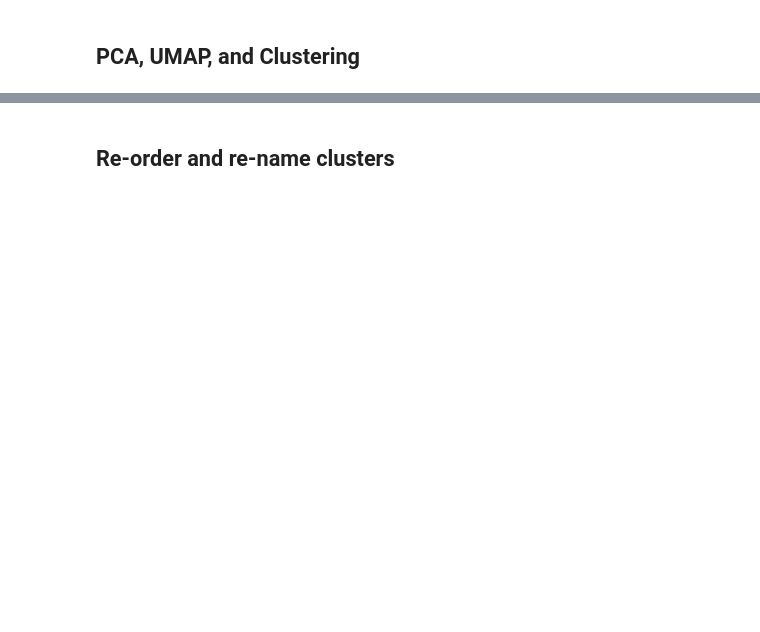
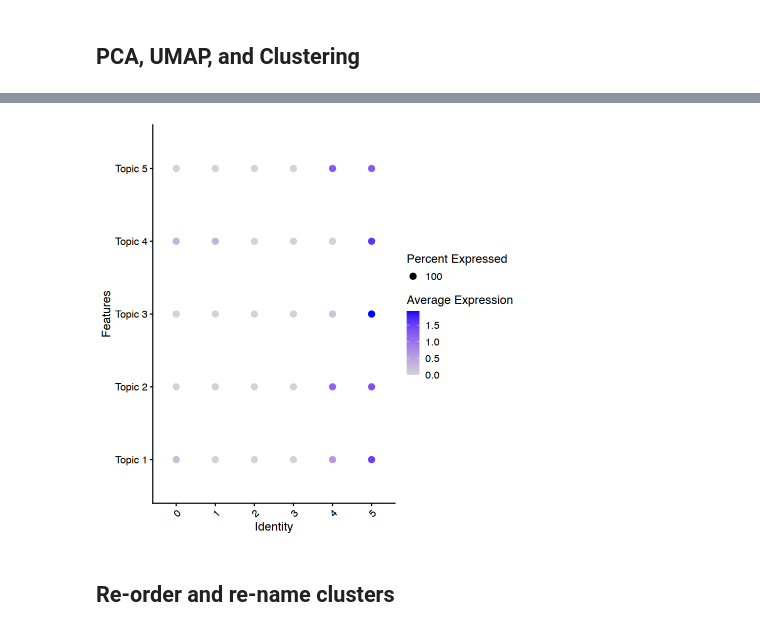
Before and after one commit to Perik-Zavodskii/Visium-Deconvolution-based-clustering, a Jupyter notebook: Visium Deconvolution-based Clustering.ipynb, the cells around one changed output, grey strips where cells are left out. Cells and saved outputs as stored; diff of their text form; code cells hidden in the pictures; blank space fills up the shorter version.

```diff
--- a/Visium Deconvolution-based Clustering.ipynb
+++ b/Visium Deconvolution-based Clustering.ipynb
@@ -422,39 +826,43 @@ ggsave(
 # %%
 features = c('Topic 1','Topic 2',
                         'Topic 3','Topic 4',
-                        'Topic 5','Topic 6',
-                        'Topic 7','Topic 8',
-                        'Macrophages',
+                        'Topic 5'
+             # ,'Topic 6',
+             #            'Topic 7','Topic 8',
+                        # 'Macrophages',
                         # 'Neutrophils',
-                        'B-cells',
-                        'CD4-T-cells','T-reg',
-                        'CD8-T-cells','NK-cells',
-                        'Cytotoxic-cells',
-                        'Classic-Monocytes',
+                        # 'B-cells',
+                        # 'CD4-T-cells','T-reg',
+                        # 'CD8-T-cells','NK-cells',
+                        # 'Cytotoxic-cells',
+                        # 'Classic-Monocytes',
                         # 'Non_Classic_Monocytes',
-                        'DCs')
+                        # 'Erythroid Cells'
+                        )
 
 DotPlot(Visium,
          col.min = 0,
         features = features) + RotatedAxis() + coord_flip()
 # + scale_colour_viridis()
 
 # Save the last plot as a pdf
 
 ggsave(
   "AUC Dot.pdf",
   plot = last_plot(),
   device = "pdf",
 #   path = NULL,
 #   scale = 1,
 #   1 plot == 10 cm in each dimention
   width = 30 ,
   height = 17,
   units = "cm",
   dpi = 10000,
   limitsize = TRUE,
 #   bg = NULL,
 )
+# %% [output]
+[figure, added]
 # %% [markdown]
 ## Re-order and re-name clusters
 # %%
```
Also changed, not shown: parts of 34 cells of this notebook.
